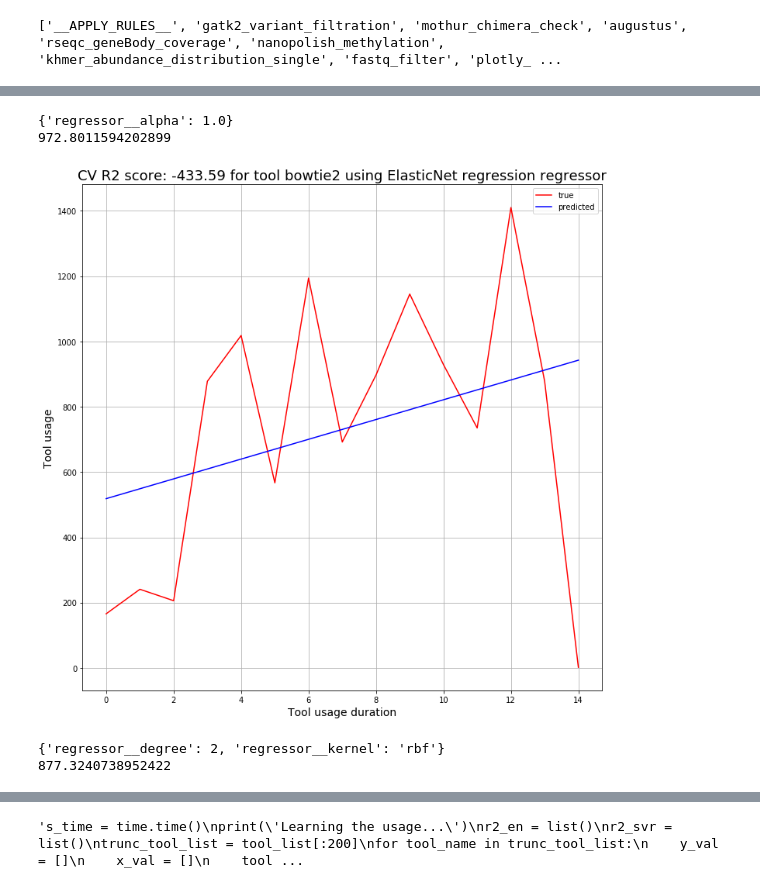
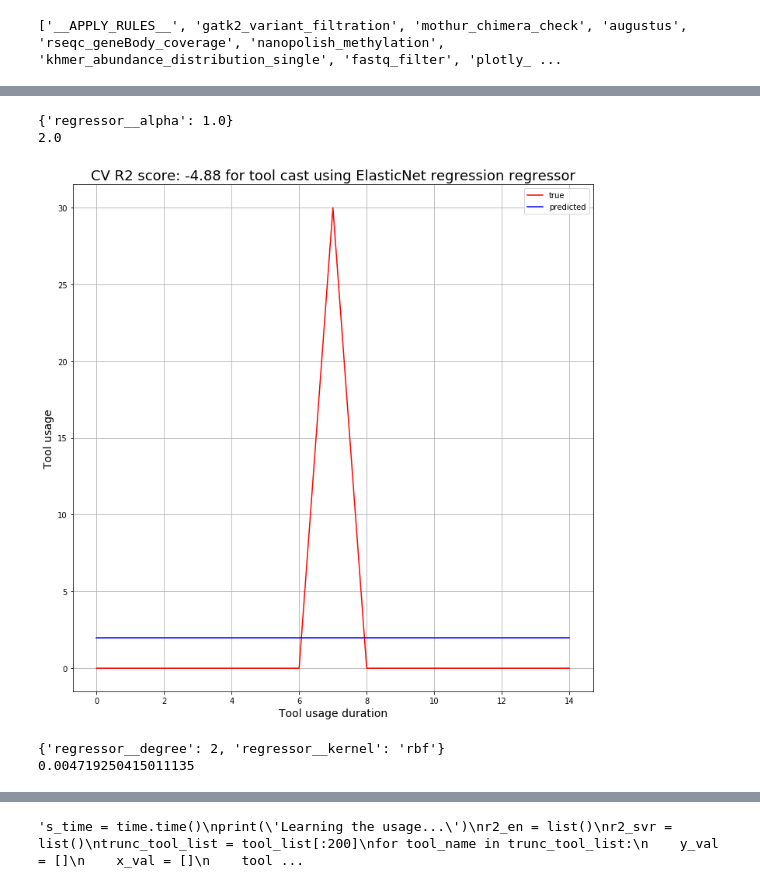
Before and after one commit to anuprulez/similar_galaxy_workflow, a Jupyter notebook: predict_tool_usage.ipynb, the cells around one changed output, grey strips where cells are left out. Saved outputs shown, nothing was run; the diff lists cells and outputs as text; code cells hidden in the pictures.

```diff
--- a/predict_tool_usage.ipynb
+++ b/predict_tool_usage.ipynb
@@ -141,7 +141,7 @@ def plot_hist(tool_name):
     predictions_svr, score_svr = predict_curve(x_reshaped, y_reshaped, x_reshaped, 'svr')
     plot_predictions(y_reshaped, predictions_svr, tool_name, 'SVR', score_svr)
 
-plot_hist('bowtie2')
+plot_hist('cast')
 
 # get performance of linear regressor and svr
 '''s_time = time.time()
@@ -181,5 +181,5 @@ plt.show()'''
 {'regressor__alpha': 1.0}
-972.8011594202899
+2.0
-[figure, old version]
+[figure, new version]
 {'regressor__degree': 2, 'regressor__kernel': 'rbf'}
-877.3240738952422
+0.004719250415011135
```
Also changed, not shown: parts of 1 cell of this notebook, 2 other files.
